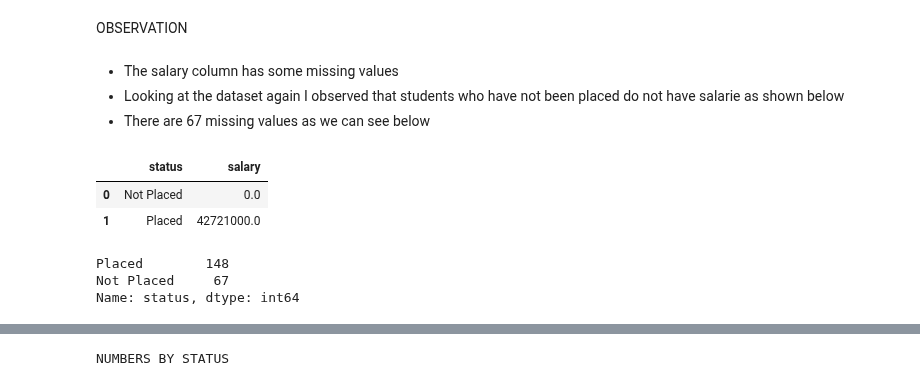
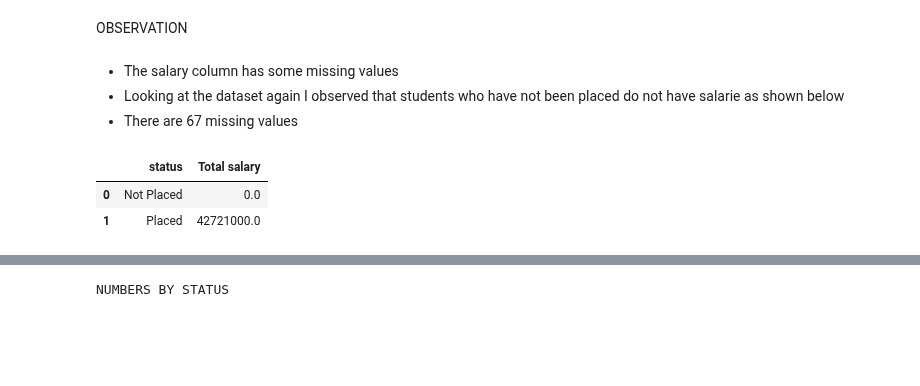
Before and after one commit to devchoplife/Campus-placement, a Jupyter notebook: school_placement.ipynb, the cells around one changed output, grey strips where cells are left out. Cells and saved outputs as stored; diff of their text form; code cells hidden in the pictures; blank space fills up the shorter version.

```diff
--- a/school_placement.ipynb
+++ b/school_placement.ipynb
@@ -111,16 +113,12 @@ OBSERVATION
 
 *   The salary column has some missing values
 *   Looking at the dataset again I observed that students who have not been placed do not have salarie as shown below
-*   There are 67 missing values as we can see below
+*   There are 67 missing values
 # %%
-pment.groupby('status', as_index = False)['salary'].sum()
+salary_by_status = pment.groupby('status', as_index = False)['salary'].sum()
+salary_by_status.rename(columns = {'salary': 'Total salary'}, inplace = True)
+salary_by_status
 # %% [output]
-|  | status | salary |
+|  | status | Total salary |
 | 0 | Not Placed | 0.0 |
 | 1 | Placed | 42721000.0 |
-# %%
-missing_values =
-# %% [output]
-Placed        148
-Not Placed     67
-Name: status, dtype: int64
```
Also changed, not shown: parts of 23 cells of this notebook.
